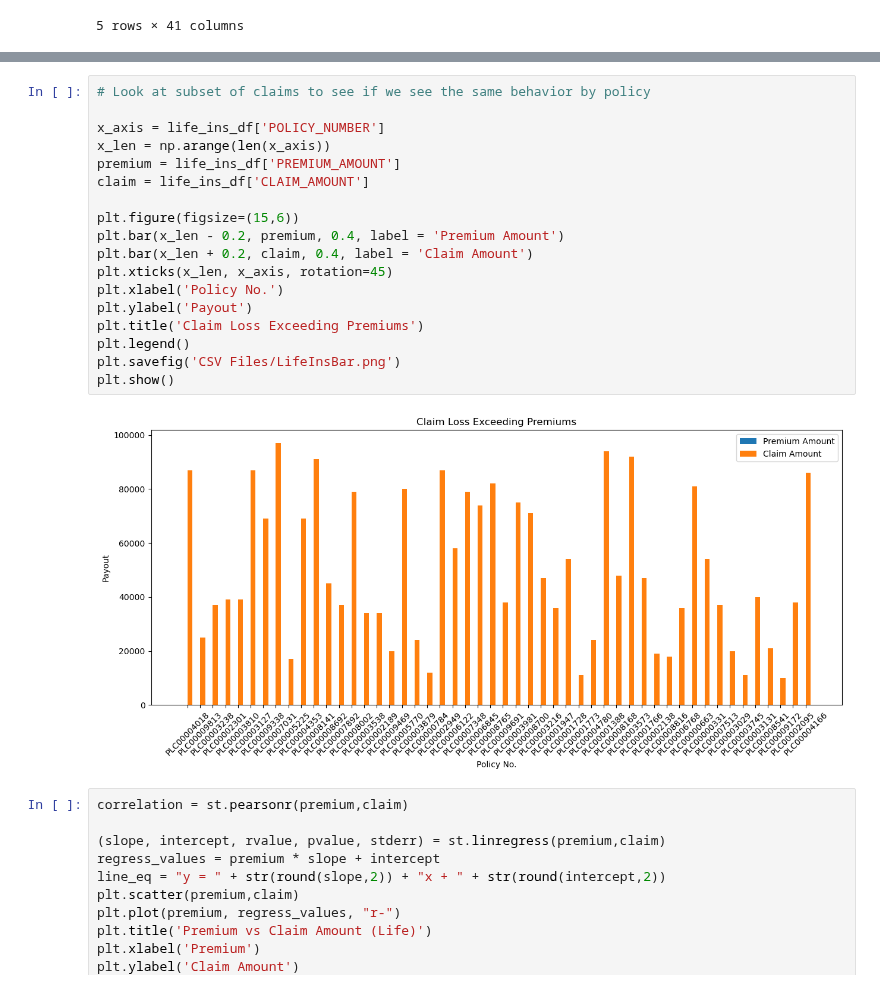
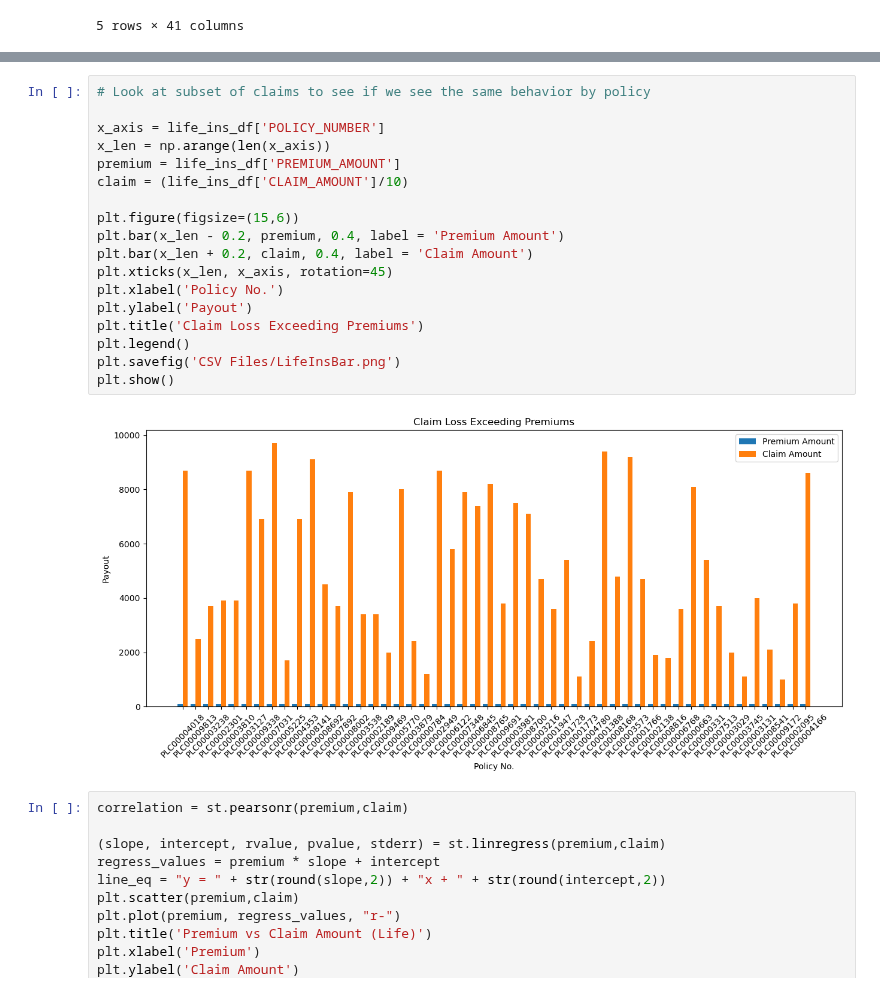
Before and after one commit to JustinS25/Insurance-Claim-Detection, a Jupyter notebook: Code/insurance_claim_valuecounts.ipynb, the cells around one changed output, grey strips where cells are left out. Cells and saved outputs as stored; diff of their text form.

```diff
--- a/Code/insurance_claim_valuecounts.ipynb
+++ b/Code/insurance_claim_valuecounts.ipynb
@@ -513,23 +505,23 @@ Name: count, dtype: int64
 # %%
 # Look at subset of claims to see if we see the same behavior by policy
 
 x_axis = life_ins_df['POLICY_NUMBER']
 x_len = np.arange(len(x_axis))
 premium = life_ins_df['PREMIUM_AMOUNT']
-claim = life_ins_df['CLAIM_AMOUNT']
+claim = (life_ins_df['CLAIM_AMOUNT']/10)
 
 plt.figure(figsize=(15,6))
 plt.bar(x_len - 0.2, premium, 0.4, label = 'Premium Amount')
 plt.bar(x_len + 0.2, claim, 0.4, label = 'Claim Amount')
 plt.xticks(x_len, x_axis, rotation=45)
 plt.xlabel('Policy No.')
 plt.ylabel('Payout')
 plt.title('Claim Loss Exceeding Premiums')
 plt.legend()
 plt.savefig('CSV Files/LifeInsBar.png')
 plt.show()
 # %% [output]
-[figure, old version]
+[figure, new version]
 # %%
 correlation = st.pearsonr(premium,claim)
 
```
Also changed, not shown: parts of 8 cells of this notebook, 5 other files.
